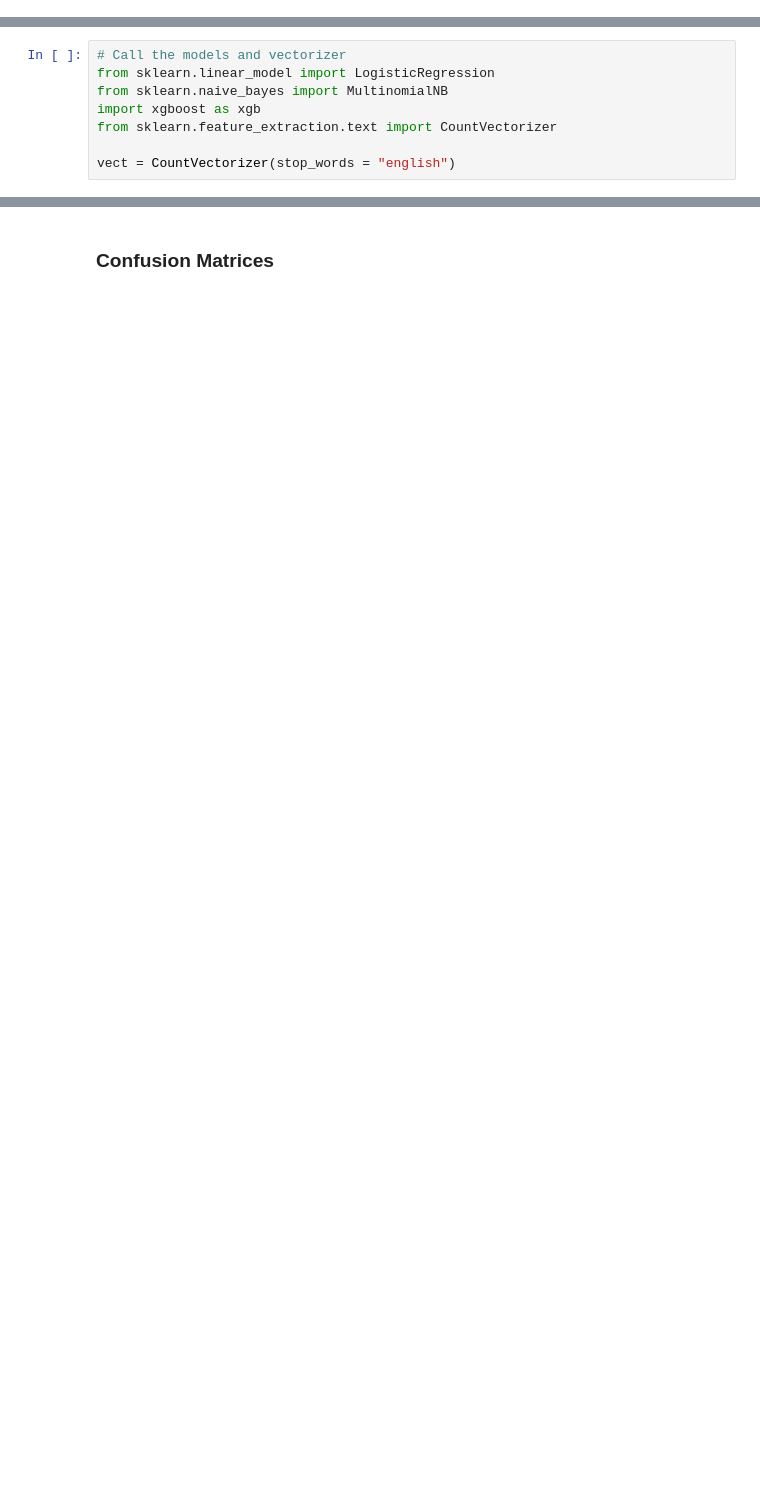
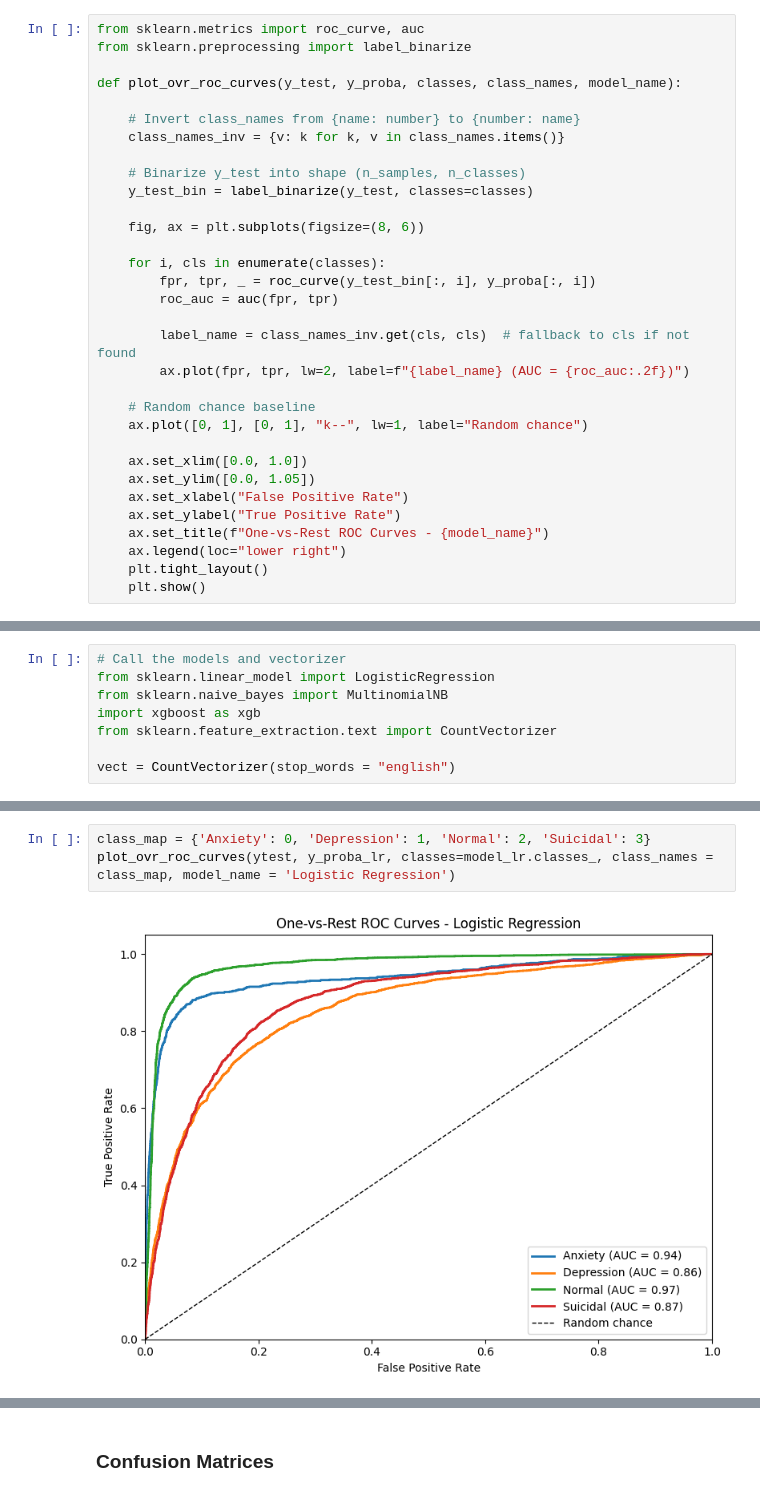
Before and after one commit to Ibrahim581/LIN_371_Project, a Jupyter notebook: Mental_Health_Analysis.ipynb, the cells around one changed output, grey strips where cells are left out. Drawn from its saved outputs; the diff is of its cells as text; blank space fills up the shorter version.

```diff
--- a/Mental_Health_Analysis.ipynb
+++ b/Mental_Health_Analysis.ipynb
@@ -145,0 +156,32 @@ def fit_predict(X_train, X_test, y_train, y_test, vectorizer, model):
+# %%
+from sklearn.metrics import roc_curve, auc
+from sklearn.preprocessing import label_binarize
+
+def plot_ovr_roc_curves(y_test, y_proba, classes, class_names, model_name):
+
+    # Invert class_names from {name: number} to {number: name}
+    class_names_inv = {v: k for k, v in class_names.items()}
+
+    # Binarize y_test into shape (n_samples, n_classes)
+    y_test_bin = label_binarize(y_test, classes=classes)
+
+    fig, ax = plt.subplots(figsize=(8, 6))
+
+    for i, cls in enumerate(classes):
+        fpr, tpr, _ = roc_curve(y_test_bin[:, i], y_proba[:, i])
+        roc_auc = auc(fpr, tpr)
+
+        label_name = class_names_inv.get(cls, cls)  # fallback to cls if not found
+        ax.plot(fpr, tpr, lw=2, label=f"{label_name} (AUC = {roc_auc:.2f})")
+
+    # Random chance baseline
+    ax.plot([0, 1], [0, 1], "k--", lw=1, label="Random chance")
+
+    ax.set_xlim([0.0, 1.0])
+    ax.set_ylim([0.0, 1.05])
+    ax.set_xlabel("False Positive Rate")
+    ax.set_ylabel("True Positive Rate")
+    ax.set_title(f"One-vs-Rest ROC Curves - {model_name}")
+    ax.legend(loc="lower right")
+    plt.tight_layout()
+    plt.show()
@@ -161 +214,6 @@ Accuracy:  0.7612617152070946
+# %%
+class_map = {'Anxiety': 0, 'Depression': 1, 'Normal': 2, 'Suicidal': 3}
+plot_ovr_roc_curves(ytest, y_proba_lr, classes=model_lr.classes_, class_names = class_map, model_name = 'Logistic Regression')
+# %% [output]
+[figure, added]
 # %%
```
Also changed, not shown: parts of 20 cells of this notebook.
